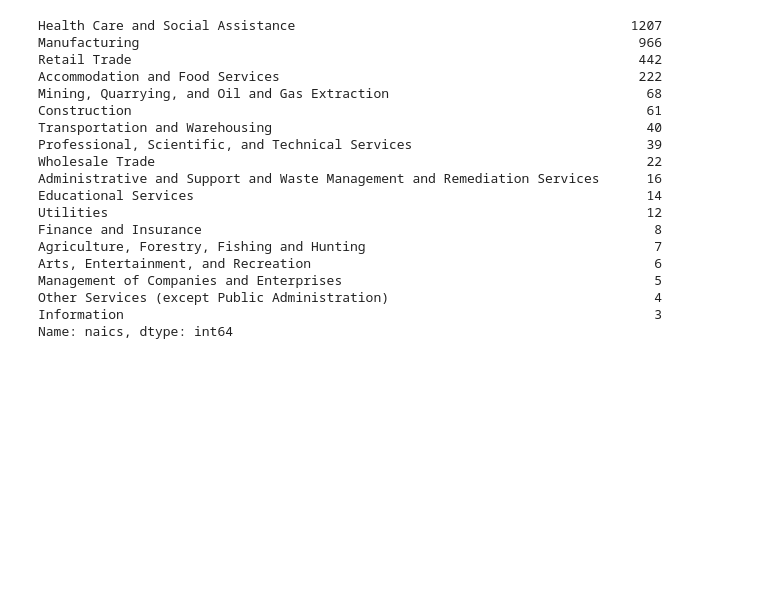
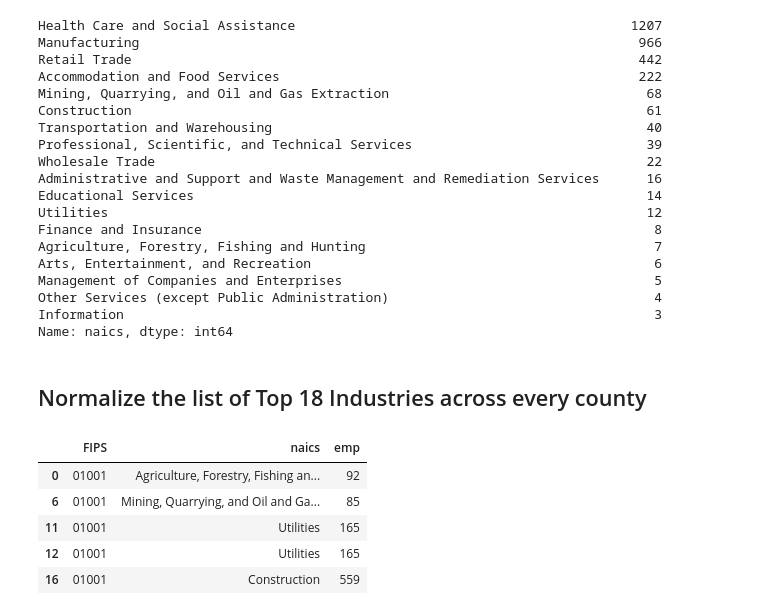
Before and after one commit to Data-ScienceHub/gpce-covid, a Jupyter notebook: dataset_industry/NAICS2020.ipynb, the cells around one changed output. Cells and saved outputs as stored; diff of their text form; code cells hidden in the pictures; blank space fills up the shorter version.

```diff
--- a/dataset_industry/NAICS.ipynb
+++ b/dataset_industry/NAICS2020.ipynb
@@ -294,3 +310,5 @@ Management of Companies and Enterprises                                        5
 Other Services (except Public Administration)                                  4
 Information                                                                    3
 Name: naics, dtype: int64
+# %% [markdown]
+## Normalize the list of Top 18 Industries across every county
@@ -296,0 +318,9 @@ Name: naics, dtype: int64
+# %%
+naics_top.head()
+# %% [output]
+|  | FIPS | naics | emp |
+| 0 | 01001 | Agriculture, Forestry, Fishing an... | 92 |
+| 6 | 01001 | Mining, Quarrying, and Oil and Ga... | 85 |
+| 11 | 01001 | Utilities | 165 |
+| 12 | 01001 | Utilities | 165 |
+| 16 | 01001 | Construction | 559 |
```
Also changed, not shown: parts of 17 cells of this notebook, 2 other files.
